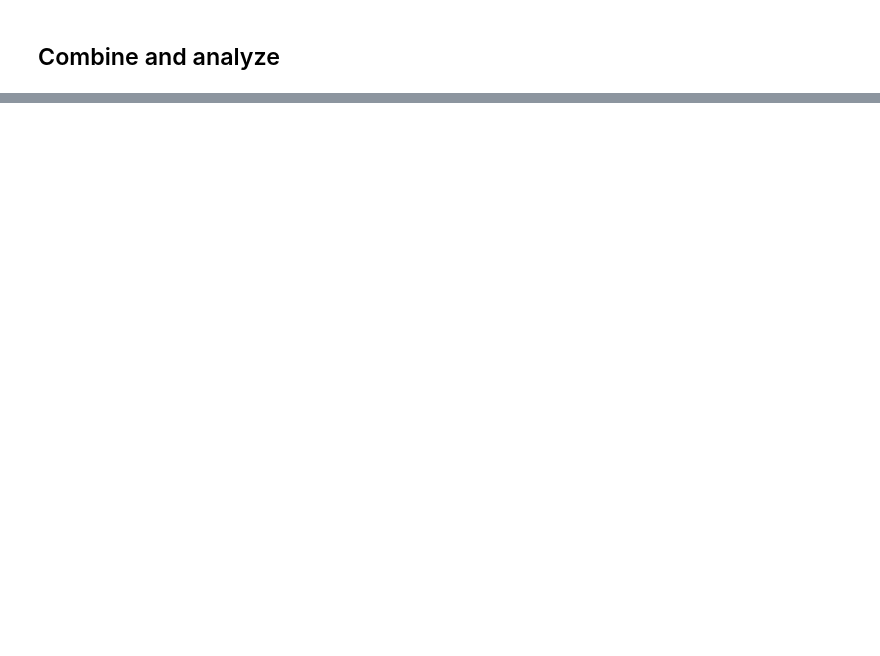
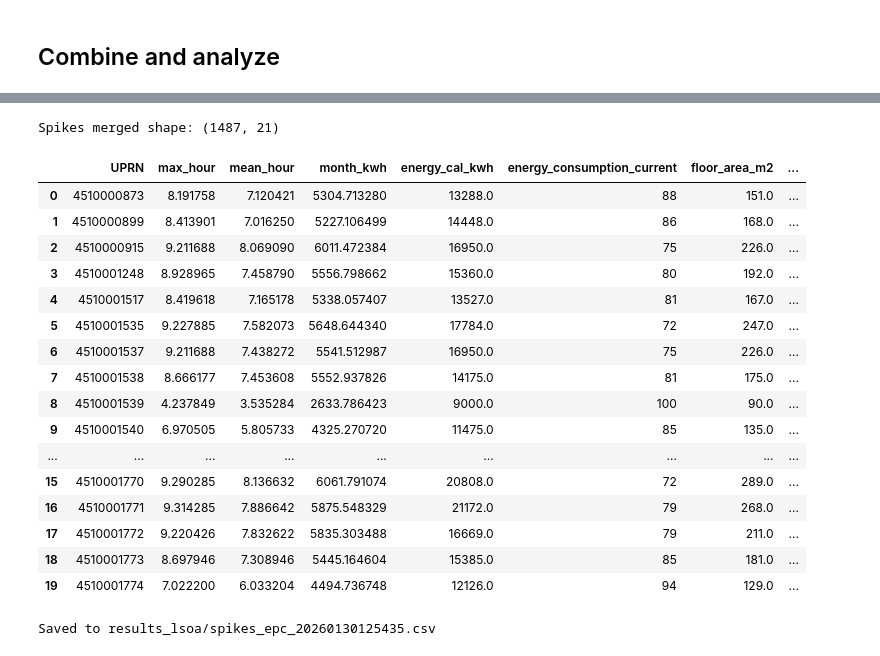
Before and after one commit to AlejandroBeltranA/spdt_abm, a Jupyter notebook: notebooks/energy-model-calibration.ipynb, the cells around one changed output, grey strips where cells are left out. Saved outputs shown, nothing was run; the diff lists cells and outputs as text; code cells hidden in the pictures; blank space fills up the shorter version.

```diff
--- a/notebooks/energy-model-calibration.ipynb
+++ b/notebooks/energy-model-calibration.ipynb
@@ -188,0 +258,15 @@ display(summary.style.format({'mape':'{:.1f}%','median_ratio':'{:.3f}','mean_rat
+# %%
+# Combine ABM batch with DESNZ and summarize
+cmp = abm_batch.merge(desnz_tot, on=[LSOA_COL,'year'], how='inner')
+cmp = cmp[cmp['year'].isin(YEARS)].copy()
+cmp['ratio'] = cmp['abm_kwh_per_dw'] / cmp['desnz_kwh_per_dw']
+print(f"Rows: {len(cmp):,} across {cmp[LSOA_COL].nunique()} LSOAs")
+
+# Summary stats by year
+summary = cmp.groupby('year').agg(
+    n=('ratio','count'),
+    mape=('ratio', lambda s: (s.sub(1).abs()).mean()*100),
+    median_ratio=('ratio','median'),
+    mean_ratio=('ratio','mean')
+)
+display(summary.style.format({'mape':'{:.1f}%','median_ratio':'{:.3f}','mean_ratio':'{:.3f}'}).set_caption('ABM vs DESNZ per dwelling'))
@@ -210,0 +701,60 @@ plt.suptitle(''); plt.tight_layout(); plt.show()
+# %%
+from pathlib import Path
+
+# Clean merge with EPC + HIDP socio features
+spikes_clean = spikes.copy()
+spikes_clean['UPRN'] = spikes_clean['UPRN'].astype(str)
+merged_epc['UPRN'] = merged_epc['UPRN'].astype(str)
+
+# socio columns from enriched gdf (after HIDP merge)
+hidp_cols = [c for c in [
+    'hidp','hh_n_people','hh_children','hh_income_band','hh_edu_detail',
+    'dwelling_bucket','tenure','schedule_type'
+] if c in gdf.columns]
+gdf_socio = gdf[['UPRN'] + hidp_cols].copy() if 'UPRN' in gdf.columns else gdf[hidp_cols].copy()
+if 'UPRN' in gdf_socio:
+    gdf_socio['UPRN'] = gdf_socio['UPRN'].astype(str)
+
+spikes_epc = spikes_clean.merge(merged_epc, on='UPRN', how='left', suffixes=('', '_epc'))
+if hidp_cols:
+    spikes_epc = spikes_epc.merge(gdf_socio, on='UPRN', how='left')
+
+# EPC-derived hourly base (calibrated path: no multipliers)
+spikes_epc['epc_hourly_base'] = spikes_epc['energy_cal_kwh'] / (365 * 24)
+
+keep_cols = [
+    'UPRN', 'max_hour', 'mean_hour', 'month_kwh',
+    'energy_cal_kwh', 'energy_consumption_current', 'floor_area_m2',
+    'property_type', 'built_form', 'sap_rating',
+    'main_fuel_type', 'main_heating_system', 'epc_hourly_base'
+] + hidp_cols
+keep_cols = [c for c in keep_cols if c in spikes_epc.columns]
+spikes_view = spikes_epc[keep_cols]
+
+print('Spikes merged shape:', spikes_view.shape)
+display(spikes_view.head(20))
+
+# Save to CSV
+out_csv = Path('results_lsoa') / f"spikes_epc_{pd.Timestamp.utcnow():%Y%m%d%H%M%S}.csv"
+spikes_view.to_csv(out_csv, index=False)
+print('Saved to', out_csv)
+# %% [output]
+Spikes merged shape: (1487, 21)
+|  | UPRN | max_hour | mean_hour | month_kwh | energy_cal_kwh | energy_consumption_current | floor_area_m2 | ... |
+| 0 | 4510000873 | 8.191758 | 7.120421 | 5304.713280 | 13288.0 | 88 | 151.0 | ... |
+| 1 | 4510000899 | 8.413901 | 7.016250 | 5227.106499 | 14448.0 | 86 | 168.0 | ... |
+| 2 | 4510000915 | 9.211688 | 8.069090 | 6011.472384 | 16950.0 | 75 | 226.0 | ... |
+| 3 | 4510001248 | 8.928965 | 7.458790 | 5556.798662 | 15360.0 | 80 | 192.0 | ... |
+| 4 | 4510001517 | 8.419618 | 7.165178 | 5338.057407 | 13527.0 | 81 | 167.0 | ... |
+| 5 | 4510001535 | 9.227885 | 7.582073 | 5648.644340 | 17784.0 | 72 | 247.0 | ... |
+| 6 | 4510001537 | 9.211688 | 7.438272 | 5541.512987 | 16950.0 | 75 | 226.0 | ... |
+| 7 | 4510001538 | 8.666177 | 7.453608 | 5552.937826 | 14175.0 | 81 | 175.0 | ... |
+| 8 | 4510001539 | 4.237849 | 3.535284 | 2633.786423 | 9000.0 | 100 | 90.0 | ... |
+| 9 | 4510001540 | 6.970505 | 5.805733 | 4325.270720 | 11475.0 | 85 | 135.0 | ... |
+| ... | ... | ... | ... | ... | ... | ... | ... | ... |
+| 15 | 4510001770 | 9.290285 | 8.136632 | 6061.791074 | 20808.0 | 72 | 289.0 | ... |
+| 16 | 4510001771 | 9.314285 | 7.886642 | 5875.548329 | 21172.0 | 79 | 268.0 | ... |
+| 17 | 4510001772 | 9.220426 | 7.832622 | 5835.303488 | 16669.0 | 79 | 211.0 | ... |
+| 18 | 4510001773 | 8.697946 | 7.308946 | 5445.164604 | 15385.0 | 85 | 181.0 | ... |
+| 19 | 4510001774 | 7.022200 | 6.033204 | 4494.736748 | 12126.0 | 94 | 129.0 | ... |
+Saved to results_lsoa/spikes_epc_20260130125435.csv
```
Also changed, not shown: parts of 33 cells of this notebook, 10 other files.
